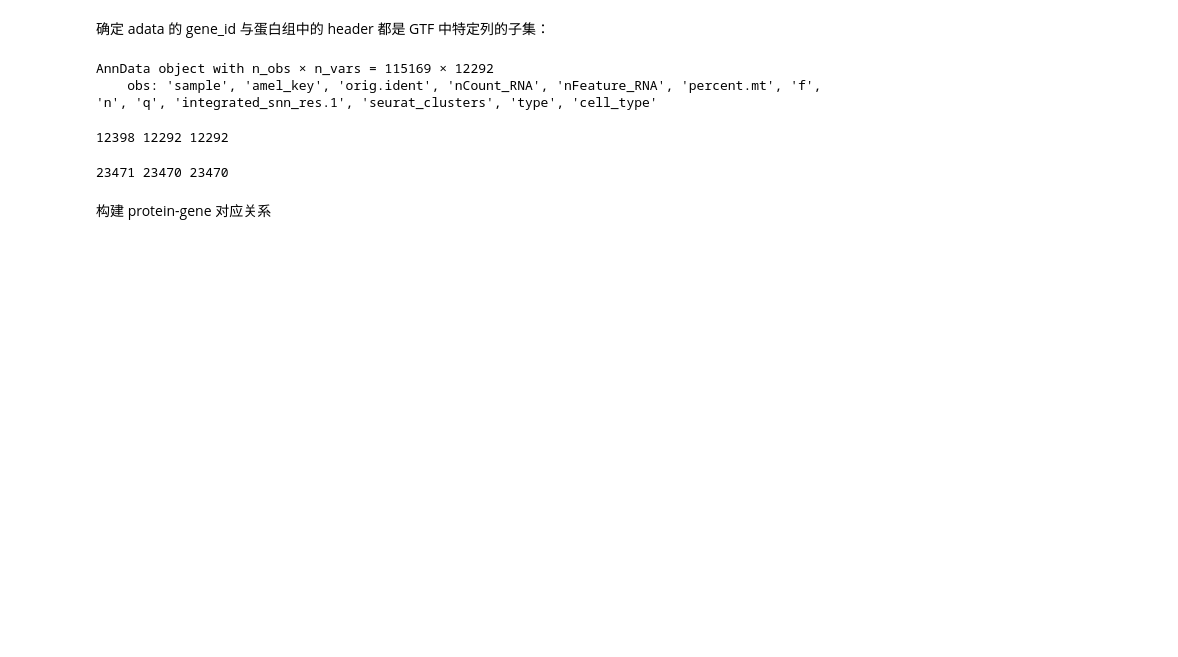
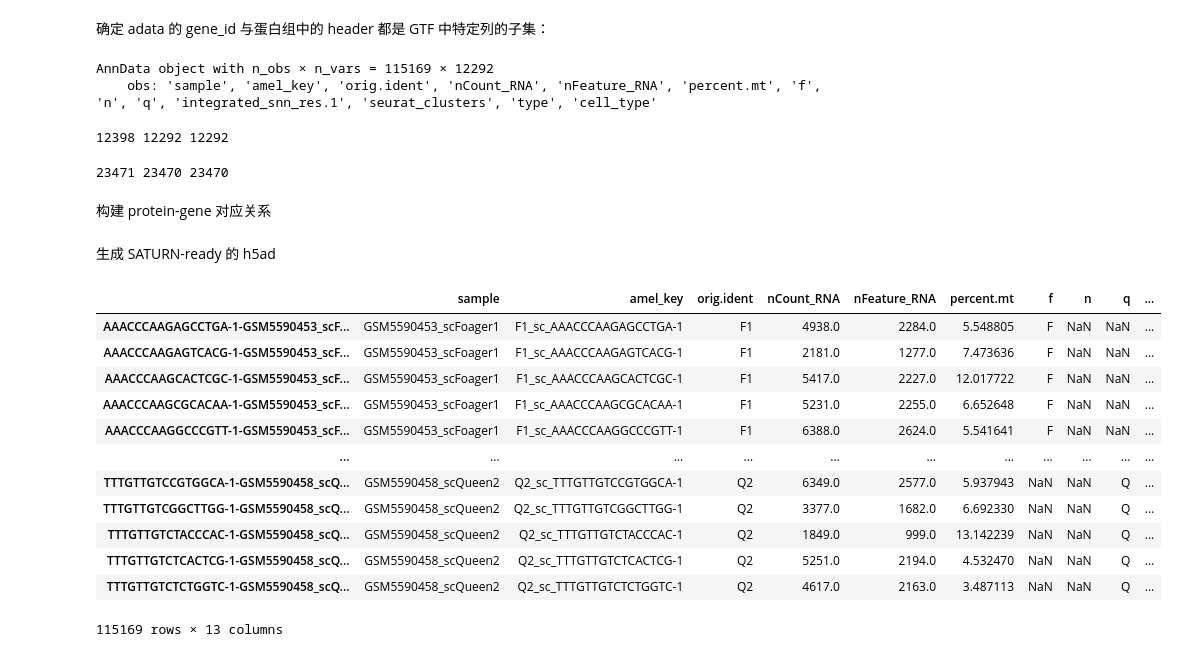
Before and after one commit to zliu90693/SATURN_anno, a Jupyter notebook: 01_02-preprocess-Amel.ipynb, the cells around one changed output. Drawn from its saved outputs; the diff is of its cells as text; code cells hidden in the pictures; blank space fills up the shorter version.

Commit message:
Acer Amel saturn done

```diff
--- a/01_02-preprocess-Amel.ipynb
+++ b/01_02-preprocess-Amel.ipynb
@@ -73,3 +73,5 @@ for gene, sub in m.groupby("gene_id"):
 
 with open("./gene_protein_map/Amel.gene_id_to_protein_ID.json", "w") as f:
     json.dump(gene_to_proteins, f, indent=4, sort_keys=True)
+# %% [markdown]
+生成 SATURN-ready 的 h5ad
@@ -75,0 +81,19 @@ with open("./gene_protein_map/Amel.gene_id_to_protein_ID.json", "w") as f:
+# %%
+Amel = sc.read_h5ad("matrix/Amel_wll.h5ad") # Amel 的 X 是原始技术矩阵，不用替换为其他 layer
+Amel.X = Amel.X.astype(np.float32) #
+# %%
+Amel.obs
+# %% [output]
+|  | sample | amel_key | orig.ident | nCount_RNA | nFeature_RNA | percent.mt | f | n | q | ... |
+| AAACCCAAGAGCCTGA-1-GSM5590453_scF... | GSM5590453_scFoager1 | F1_sc_AAACCCAAGAGCCTGA-1 | F1 | 4938.0 | 2284.0 | 5.548805 | F | NaN | NaN | ... |
+| AAACCCAAGAGTCACG-1-GSM5590453_scF... | GSM5590453_scFoager1 | F1_sc_AAACCCAAGAGTCACG-1 | F1 | 2181.0 | 1277.0 | 7.473636 | F | NaN | NaN | ... |
+| AAACCCAAGCACTCGC-1-GSM5590453_scF... | GSM5590453_scFoager1 | F1_sc_AAACCCAAGCACTCGC-1 | F1 | 5417.0 | 2227.0 | 12.017722 | F | NaN | NaN | ... |
+| AAACCCAAGCGCACAA-1-GSM5590453_scF... | GSM5590453_scFoager1 | F1_sc_AAACCCAAGCGCACAA-1 | F1 | 5231.0 | 2255.0 | 6.652648 | F | NaN | NaN | ... |
+| AAACCCAAGGCCCGTT-1-GSM5590453_scF... | GSM5590453_scFoager1 | F1_sc_AAACCCAAGGCCCGTT-1 | F1 | 6388.0 | 2624.0 | 5.541641 | F | NaN | NaN | ... |
+| ... | ... | ... | ... | ... | ... | ... | ... | ... | ... | ... |
+| TTTGTTGTCCGTGGCA-1-GSM5590458_scQ... | GSM5590458_scQueen2 | Q2_sc_TTTGTTGTCCGTGGCA-1 | Q2 | 6349.0 | 2577.0 | 5.937943 | NaN | NaN | Q | ... |
+| TTTGTTGTCGGCTTGG-1-GSM5590458_scQ... | GSM5590458_scQueen2 | Q2_sc_TTTGTTGTCGGCTTGG-1 | Q2 | 3377.0 | 1682.0 | 6.692330 | NaN | NaN | Q | ... |
+| TTTGTTGTCTACCCAC-1-GSM5590458_scQ... | GSM5590458_scQueen2 | Q2_sc_TTTGTTGTCTACCCAC-1 | Q2 | 1849.0 | 999.0 | 13.142239 | NaN | NaN | Q | ... |
+| TTTGTTGTCTCACTCG-1-GSM5590458_scQ... | GSM5590458_scQueen2 | Q2_sc_TTTGTTGTCTCACTCG-1 | Q2 | 5251.0 | 2194.0 | 4.532470 | NaN | NaN | Q | ... |
+| TTTGTTGTCTCTGGTC-1-GSM5590458_scQ... | GSM5590458_scQueen2 | Q2_sc_TTTGTTGTCTCTGGTC-1 | Q2 | 4617.0 | 2163.0 | 3.487113 | NaN | NaN | Q | ... |
+115169 rows × 13 columns
```
Also changed, not shown: parts of 4 cells of this notebook, 9 other files.
